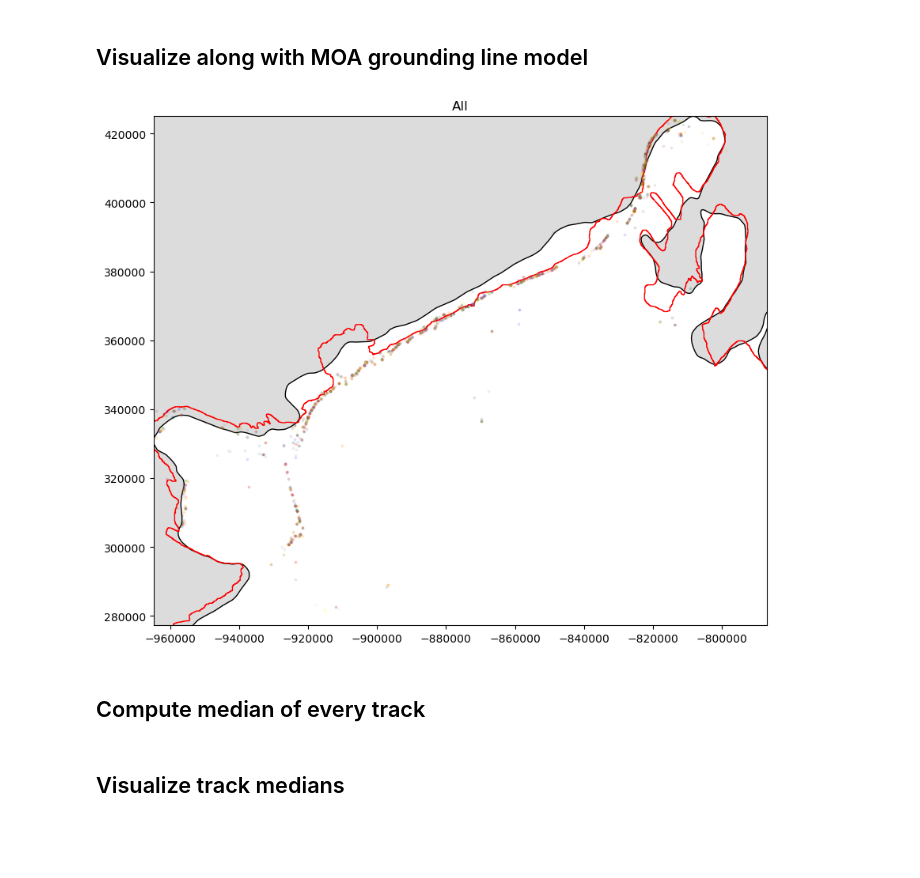
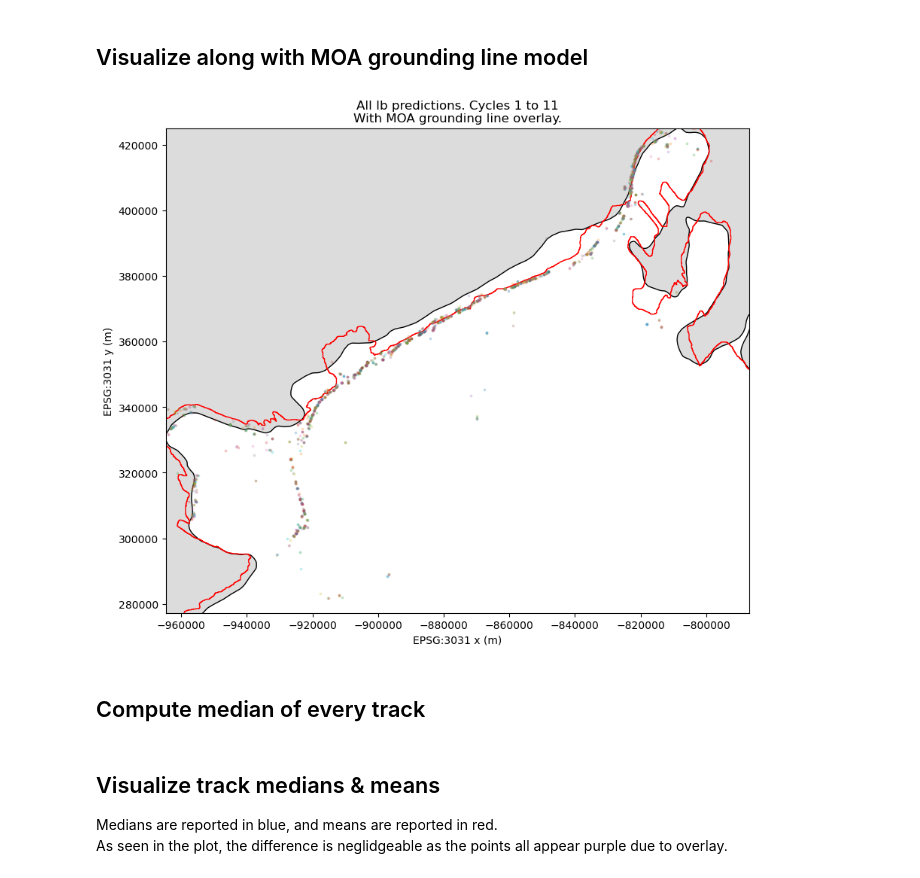
Before and after one commit to Nacnud04/Break-In-Slope-Detection, a Jupyter notebook: IbCombined.ipynb, the cells around one changed output. Saved outputs shown, nothing was run; the diff lists cells and outputs as text; code cells hidden in the pictures; blank space fills up the shorter version.

```diff
--- a/IbCombined.ipynb
+++ b/IbCombined.ipynb
@@ -25,5 +32,6 @@ gline_xy = util.gline_to_df(basemap.basemap_gpd, study_area)
 # %%
-paths = [f"Line/{i}-Ib.csv" for i in range(1, 12)]
+startcycle, endcycle = 1, 11
+paths = [f"Line/{i}-Ib.csv" for i in range(startcycle, endcycle+1)]
 print(paths)
 # %% [output]
 ['Line/1-Ib.csv', 'Line/2-Ib.csv', 'Line/3-Ib.csv', 'Line/4-Ib.csv', 'Line/5-Ib.csv', 'Line/6-Ib.csv', 'Line/7-Ib.csv', 'Line/8-Ib.csv', 'Line/9-Ib.csv', 'Line/10-Ib.csv', 'Line/11-Ib.csv']
@@ -86,24 +91,26 @@ plt.show()
 # %%
 fig, ax = plt.subplots(1, 1, figsize = (10, 10))
 range_cnt = 20
 
 ax.set_facecolor("gainsboro")
 basemap.basemap_gpd.plot(ax=ax, color="white", edgecolor="black")
 
 moa_gline.plot(ax=ax, color="none", edgecolor="red")
 
 for i, dat in data.iterrows():
-    plt.scatter(dat["x"], dat["y"], s = 3, c=colors[dat["cyc"]], alpha = 1/len(colors))
+    plt.scatter(dat["x"], dat["y"], s = 3, alpha = 0.2)
 
-ax.set_title("All")
+ax.set_title(f"All Ib predictions. Cycles {startcycle} to {endcycle}\nWith MOA grounding line overlay.")
 ax.set_aspect('equal', adjustable='box')
+ax.set_xlabel("EPSG:3031 x (m)")
+ax.set_ylabel("EPSG:3031 y (m)")
 
 plt.xlim(gline_xy["x"].min(), gline_xy["x"].max())
 plt.ylim(gline_xy["y"].min(), gline_xy["y"].max())
 
 plt.show()
 # %% [output]
-[figure, old version]
+[figure, new version]
 # %% [markdown]
 ## Compute median of every track
 # %%
@@ -131,7 +138,10 @@ for key in y_dict:
 x_a, x_m = [x_dict_a[key] for key in x_dict.keys()], [x_dict_m[key] for key in x_dict.keys()]
 y_a, y_m = [y_dict_a[key] for key in y_dict.keys()], [y_dict_m[key] for key in y_dict.keys()]
 # %% [markdown]
-## Visualize track medians
+## Visualize track medians & means
+
+Medians are reported in blue, and means are reported in red.<br>
+As seen in the plot, the difference is neglidgeable as the points all appear purple due to overlay.
 # %%
 fig, ax = plt.subplots(1, 1, figsize = (10, 10))
 range_cnt = 20
```
Also changed, not shown: parts of 9 cells of this notebook.
